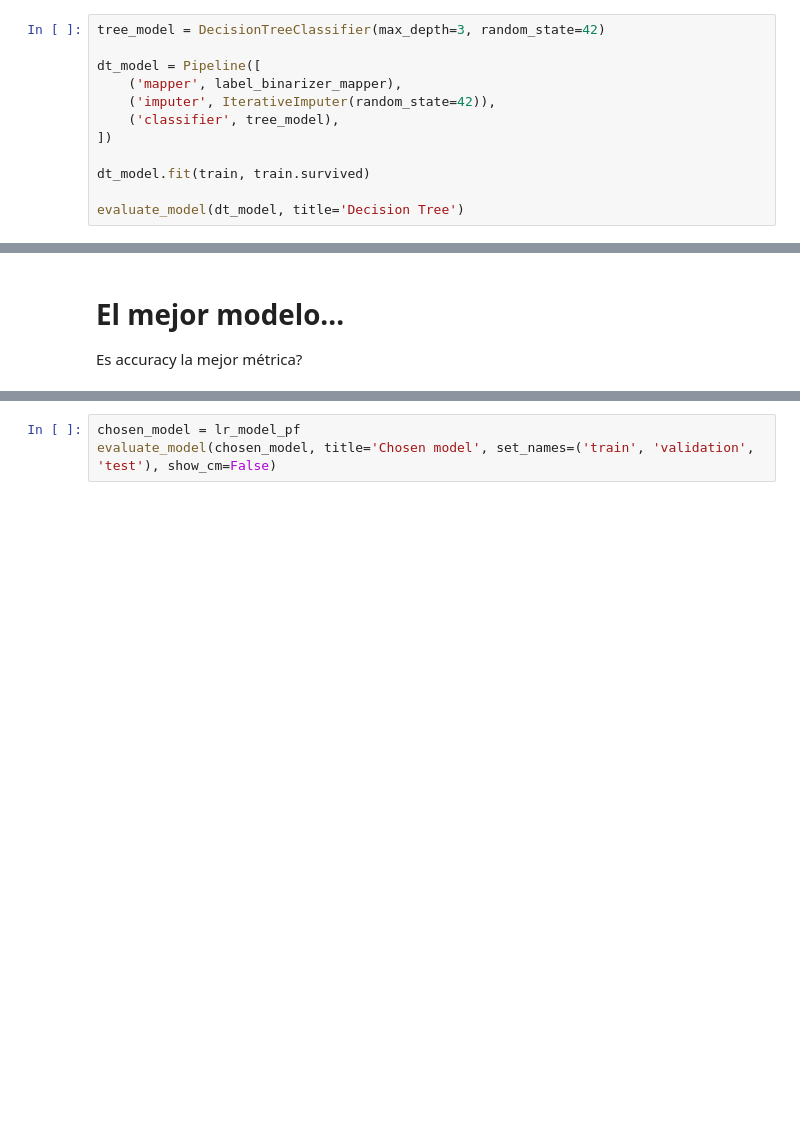
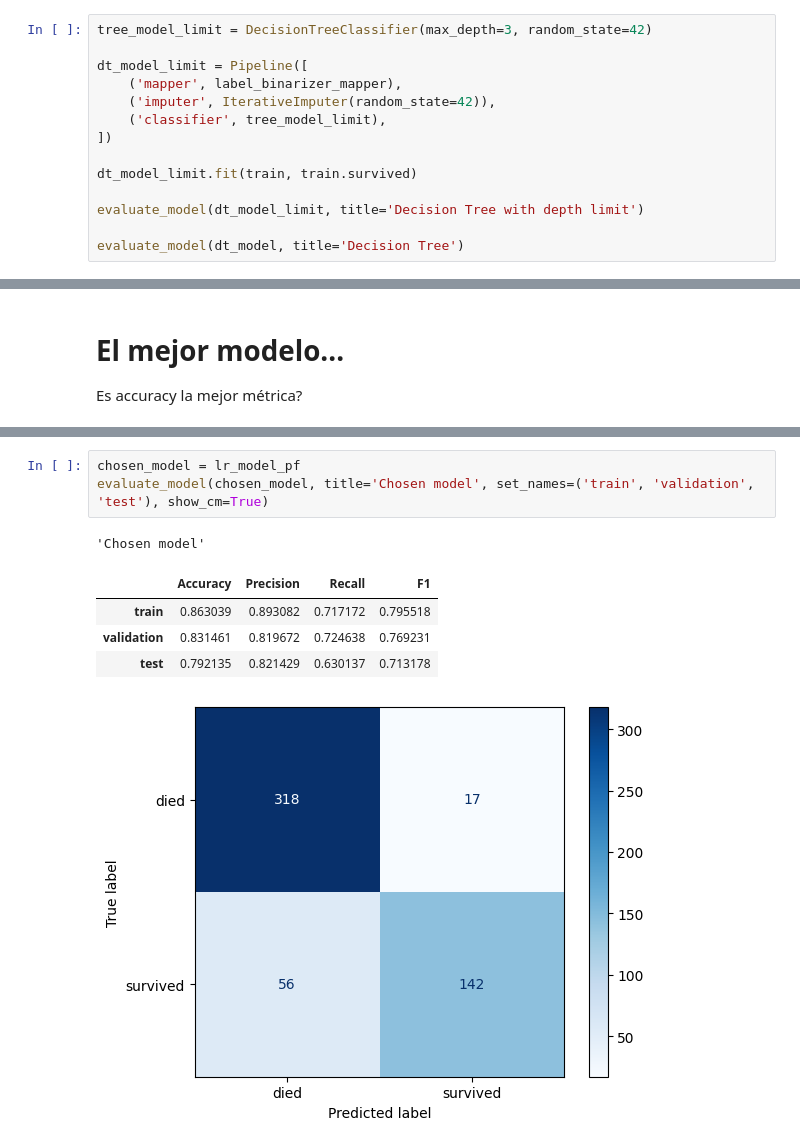
Before and after one commit to ucseml-team/machine-learning-course, a Jupyter notebook: titanic/intro_sklearn.ipynb, the cells around one changed output, grey strips where cells are left out. Cells and saved outputs as stored; diff of their text form; blank space fills up the shorter version.

```diff
--- a/titanic/intro_sklearn.ipynb
+++ b/titanic/intro_sklearn.ipynb
@@ -667,13 +695,15 @@ evaluate_model(dt_model, title='Decision Tree')
 # %%
-tree_model = DecisionTreeClassifier(max_depth=3, random_state=42)
+tree_model_limit = DecisionTreeClassifier(max_depth=3, random_state=42)
 
-dt_model = Pipeline([
+dt_model_limit = Pipeline([
     ('mapper', label_binarizer_mapper),
     ('imputer', IterativeImputer(random_state=42)),
-    ('classifier', tree_model),
+    ('classifier', tree_model_limit),
 ])
 
-dt_model.fit(train, train.survived)
+dt_model_limit.fit(train, train.survived)
+
+evaluate_model(dt_model_limit, title='Decision Tree with depth limit')
 
 evaluate_model(dt_model, title='Decision Tree')
 # %% [output]
@@ -825,3 +904,10 @@ evaluate_model(boo_model, title='Gradient Boosting', show_cm=False)
 # %%
 chosen_model = lr_model_pf
-evaluate_model(chosen_model, title='Chosen model', set_names=('train', 'validation', 'test'), show_cm=False)
+evaluate_model(chosen_model, title='Chosen model', set_names=('train', 'validation', 'test'), show_cm=True)
+# %% [output]
+'Chosen model'
+|  | Accuracy | Precision | Recall | F1 |
+| train | 0.863039 | 0.893082 | 0.717172 | 0.795518 |
+| validation | 0.831461 | 0.819672 | 0.724638 | 0.769231 |
+| test | 0.792135 | 0.821429 | 0.630137 | 0.713178 |
+[figure, added]
```
Also changed, not shown: parts of 38 cells of this notebook.
